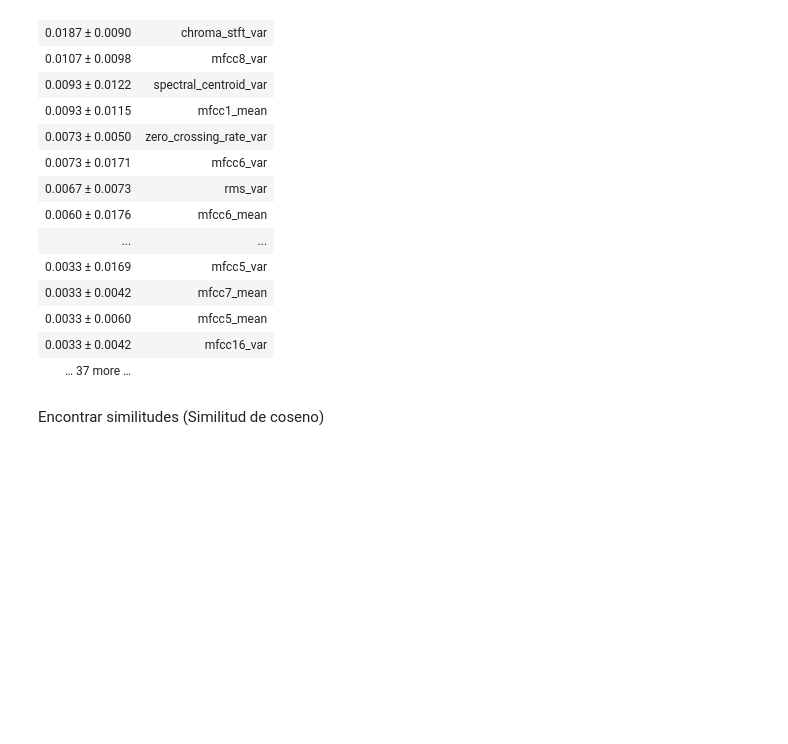
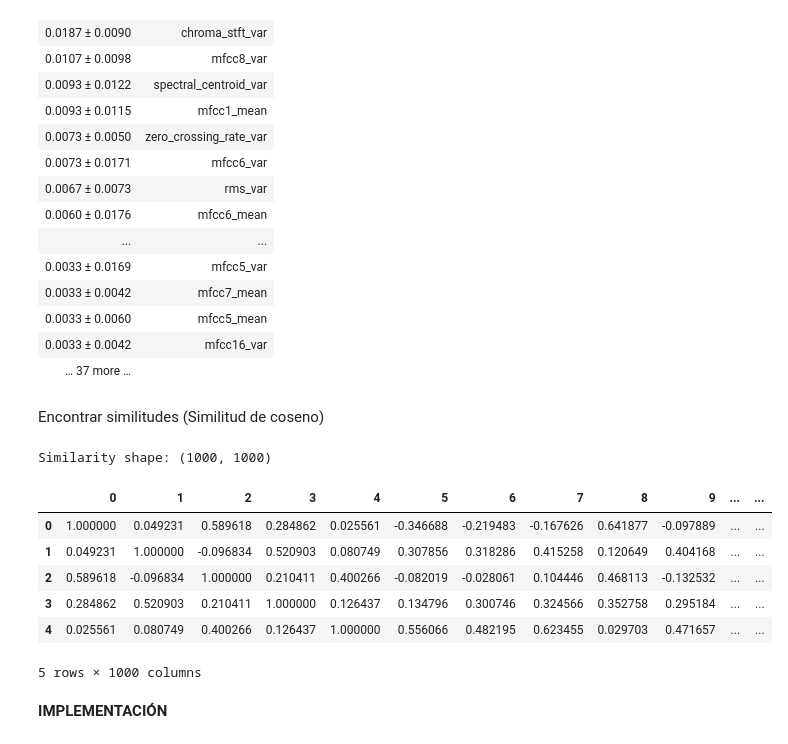
Before and after one commit to gams2004/analisis_musical, a Jupyter notebook: codigo/Musica.ipynb, the cells around one changed output. Drawn from its saved outputs; the diff is of its cells as text; code cells hidden in the pictures; blank space fills up the shorter version.

```diff
--- a/codigo/Musica.ipynb
+++ b/codigo/Musica.ipynb
@@ -321,10 +343,31 @@ Encontrar similitudes (Similitud de coseno)
 # %%
 # Extraemos los labels
 labels = data_m[['label']]
 
 # Eliminamos los labels
 data_m = data_m.drop(columns=['label'])
 data_m.head()
 
 # Modificamos los datos
-data_scaled=preprocessing.scale(data_m)
+transformacion=preprocessing.scale(data_m)
+
+similaridad = cosine_similarity(transformacion)
+print("Similarity shape:", similaridad.shape)
+
+# Convert into a dataframe and then set the row index and column names as labels
+sim_df_labels = pd.DataFrame(similaridad)
+sim_df_names = sim_df_labels.set_index(labels.index)
+sim_df_names.columns = labels.index
+
+sim_df_names.head()
+# %% [output]
+Similarity shape: (1000, 1000)
+|  | 0 | 1 | 2 | 3 | 4 | 5 | 6 | 7 | 8 | 9 | ... | ... |
+| 0 | 1.000000 | 0.049231 | 0.589618 | 0.284862 | 0.025561 | -0.346688 | -0.219483 | -0.167626 | 0.641877 | -0.097889 | ... | ... |
+| 1 | 0.049231 | 1.000000 | -0.096834 | 0.520903 | 0.080749 | 0.307856 | 0.318286 | 0.415258 | 0.120649 | 0.404168 | ... | ... |
+| 2 | 0.589618 | -0.096834 | 1.000000 | 0.210411 | 0.400266 | -0.082019 | -0.028061 | 0.104446 | 0.468113 | -0.132532 | ... | ... |
+| 3 | 0.284862 | 0.520903 | 0.210411 | 1.000000 | 0.126437 | 0.134796 | 0.300746 | 0.324566 | 0.352758 | 0.295184 | ... | ... |
+| 4 | 0.025561 | 0.080749 | 0.400266 | 0.126437 | 1.000000 | 0.556066 | 0.482195 | 0.623455 | 0.029703 | 0.471657 | ... | ... |
+5 rows × 1000 columns
+# %% [markdown]
+**IMPLEMENTACIÓN**
```
Also changed, not shown: parts of 4 cells of this notebook.
